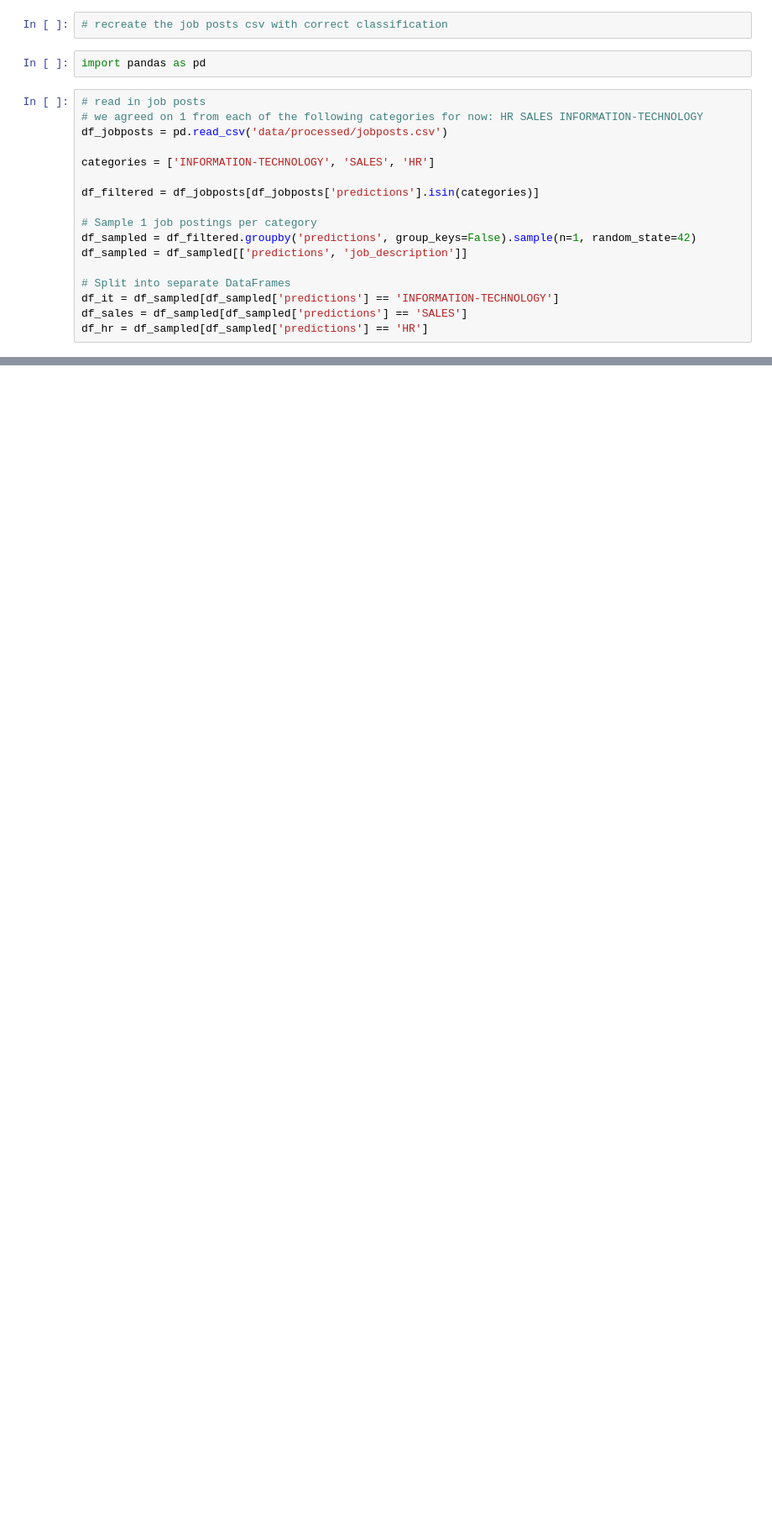
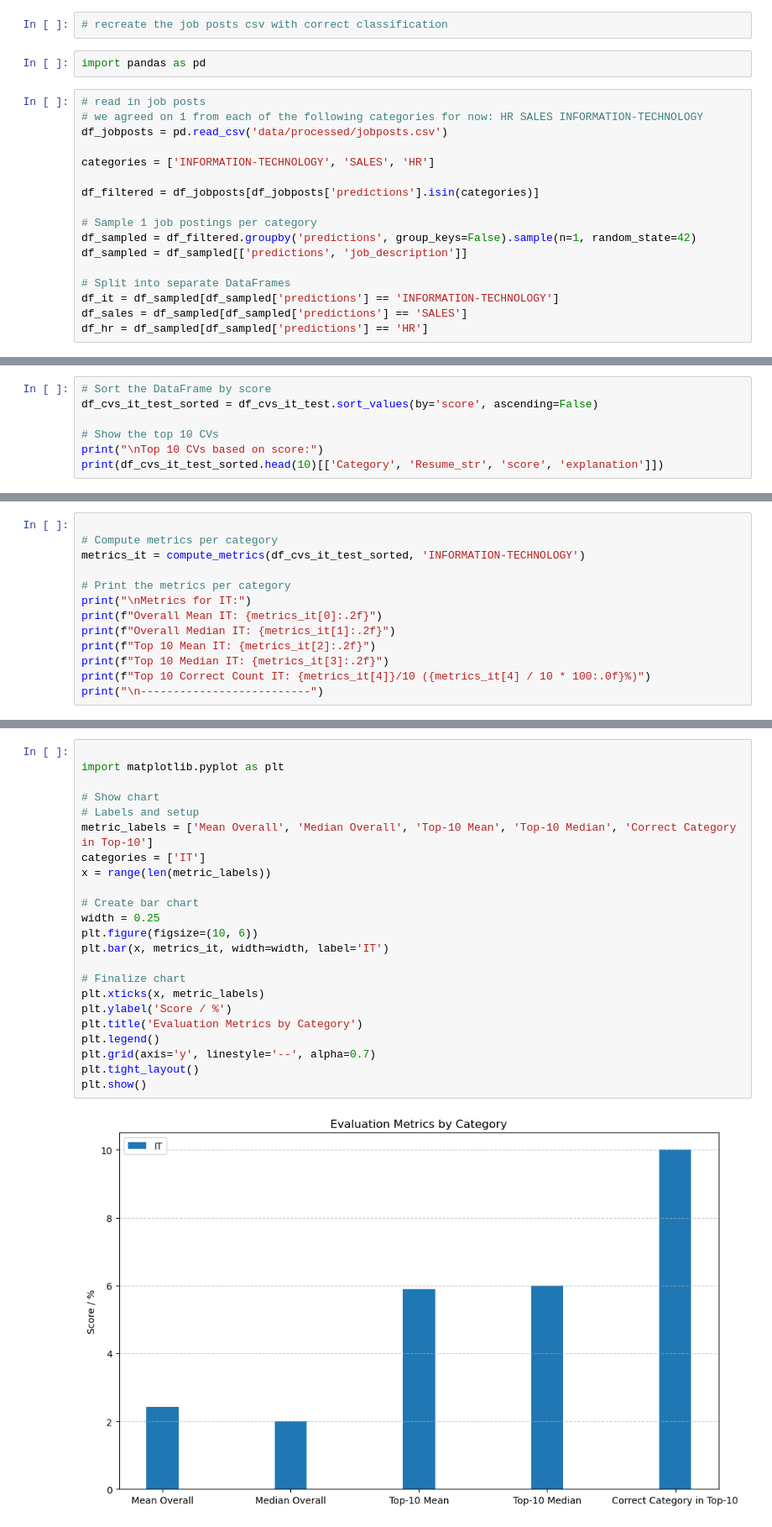
Before and after one commit to zWarMob/aiml_exam, a Jupyter notebook: 4_advanced_LLM_match.ipynb, the cells around one changed output, grey strips where cells are left out. Shown at 84% size. Saved outputs shown, nothing was run; the diff lists cells and outputs as text; blank space fills up the shorter version.

Commit message:
advanced IT resumes evaluation

```diff
--- a/4_advanced_LLM_match.ipynb
+++ b/4_advanced_LLM_match.ipynb
@@ -66,0 +238,7 @@ ahhh i see...so the llm scores the cv's based on single 'requirment' and then ta
+# %%
+# Sort the DataFrame by score
+df_cvs_it_test_sorted = df_cvs_it_test.sort_values(by='score', ascending=False)
+
+# Show the top 10 CVs
+print("\nTop 10 CVs based on score:")
+print(df_cvs_it_test_sorted.head(10)[['Category', 'Resume_str', 'score', 'explanation']])
@@ -66,0 +273,13 @@ ahhh i see...so the llm scores the cv's based on single 'requirment' and then ta
+# %%
+
+# Compute metrics per category
+metrics_it = compute_metrics(df_cvs_it_test_sorted, 'INFORMATION-TECHNOLOGY')
+
+# Print the metrics per category
+print("\nMetrics for IT:")
+print(f"Overall Mean IT: {metrics_it[0]:.2f}")
+print(f"Overall Median IT: {metrics_it[1]:.2f}")
+print(f"Top 10 Mean IT: {metrics_it[2]:.2f}")
+print(f"Top 10 Median IT: {metrics_it[3]:.2f}")
+print(f"Top 10 Correct Count IT: {metrics_it[4]}/10 ({metrics_it[4] / 10 * 100:.0f}%)")
+print("\n--------------------------")
@@ -66,0 +295,25 @@ ahhh i see...so the llm scores the cv's based on single 'requirment' and then ta
+# %%
+
+import matplotlib.pyplot as plt
+
+# Show chart
+# Labels and setup
+metric_labels = ['Mean Overall', 'Median Overall', 'Top-10 Mean', 'Top-10 Median', 'Correct Category in Top-10']
+categories = ['IT']
+x = range(len(metric_labels))
+
+# Create bar chart
+width = 0.25
+plt.figure(figsize=(10, 6))
+plt.bar(x, metrics_it, width=width, label='IT')
+
+# Finalize chart
+plt.xticks(x, metric_labels)
+plt.ylabel('Score / %')
+plt.title('Evaluation Metrics by Category')
+plt.legend()
+plt.grid(axis='y', linestyle='--', alpha=0.7)
+plt.tight_layout()
+plt.show()
+# %% [output]
+[figure, added]
```
Also changed, not shown: parts of 18 cells of this notebook, 2 other files.
